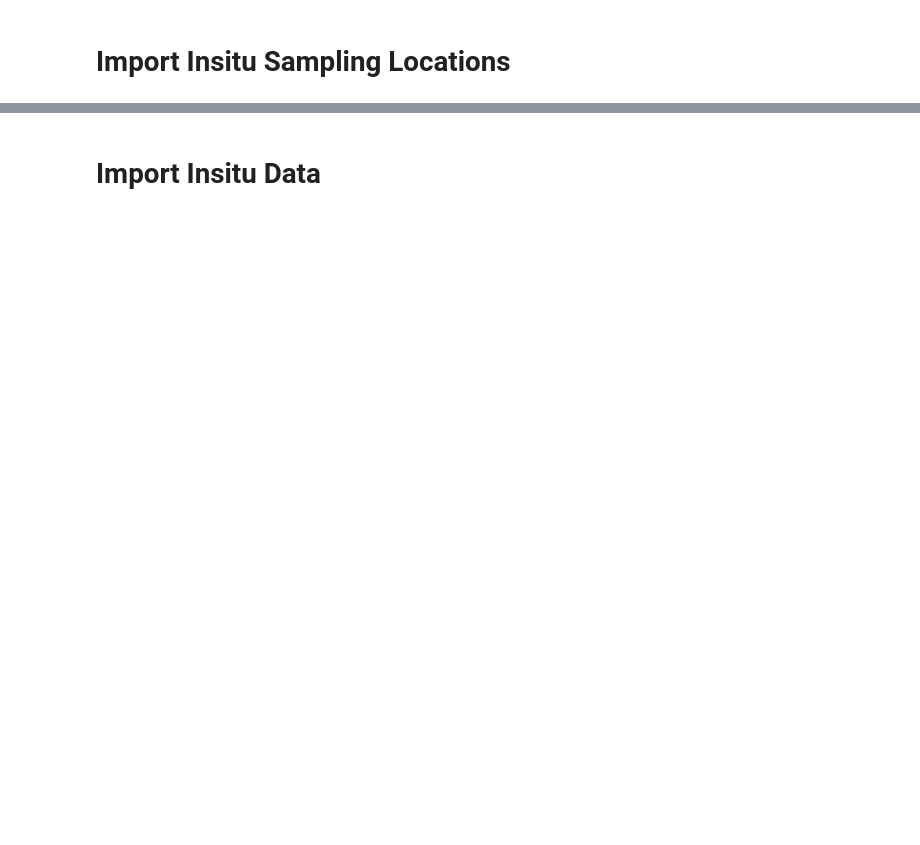
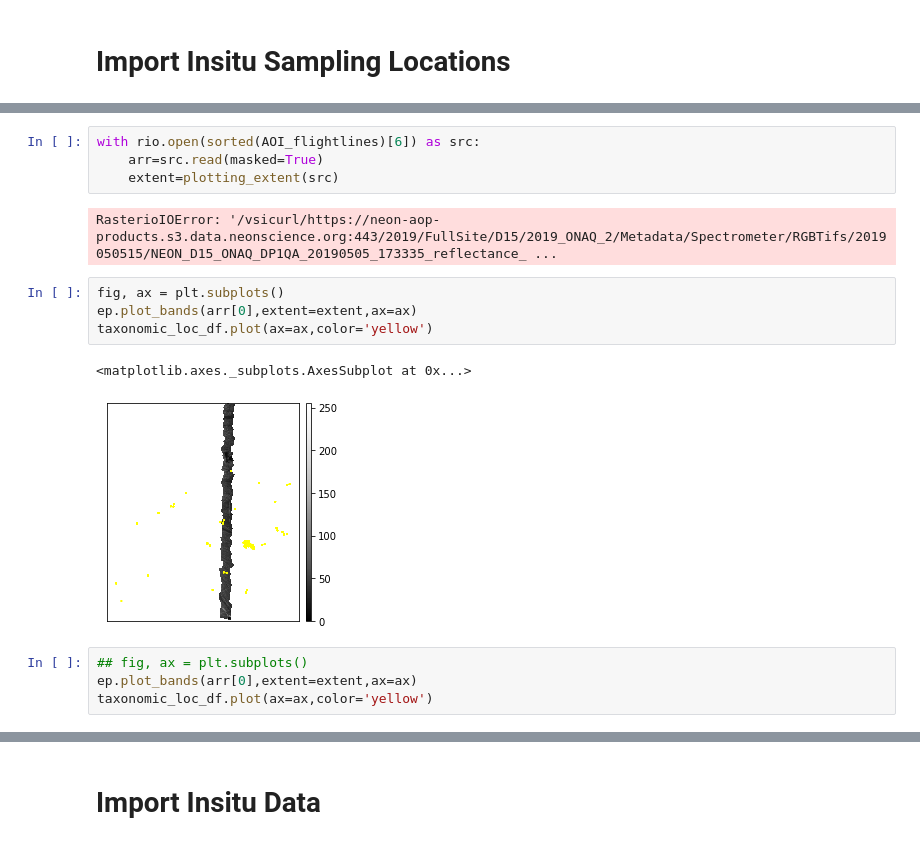
Before and after one commit to kessb/sagebrush-ecosystem-modeling, a Jupyter notebook: scripts/Hyperspectral_Test.ipynb, the cells around one changed output, grey strips where cells are left out. Saved outputs shown, nothing was run; the diff lists cells and outputs as text; blank space fills up the shorter version.

```diff
--- a/scripts/Hyperspectral_Test.ipynb
+++ b/scripts/Hyperspectral_Test.ipynb
@@ -347,0 +418,17 @@ ONAQ_data['367000_4444000']['metadata']['extent polygon'].plot(ax=ax)
+# %%
+with rio.open(sorted(AOI_flightlines)[6]) as src:
+    arr=src.read(masked=True)
+    extent=plotting_extent(src)
+# %% [output]
+RasterioIOError: '/vsicurl/https://neon-aop-products.s3.data.neonscience.org:443/2019/FullSite/D15/2019_ONAQ_2/Metadata/Spectrometer/RGBTifs/2019050515/NEON_D15_ONAQ_DP1QA_20190505_173335_reflectance_ ...
+# %%
+fig, ax = plt.subplots()
+ep.plot_bands(arr[0],extent=extent,ax=ax)
+taxonomic_loc_df.plot(ax=ax,color='yellow')
+# %% [output]
+<matplotlib.axes._subplots.AxesSubplot at 0x...>
+[figure, added]
+# %%
+## fig, ax = plt.subplots()
+ep.plot_bands(arr[0],extent=extent,ax=ax)
+taxonomic_loc_df.plot(ax=ax,color='yellow')
```
Also changed, not shown: parts of 21 cells of this notebook, 1 other file.
